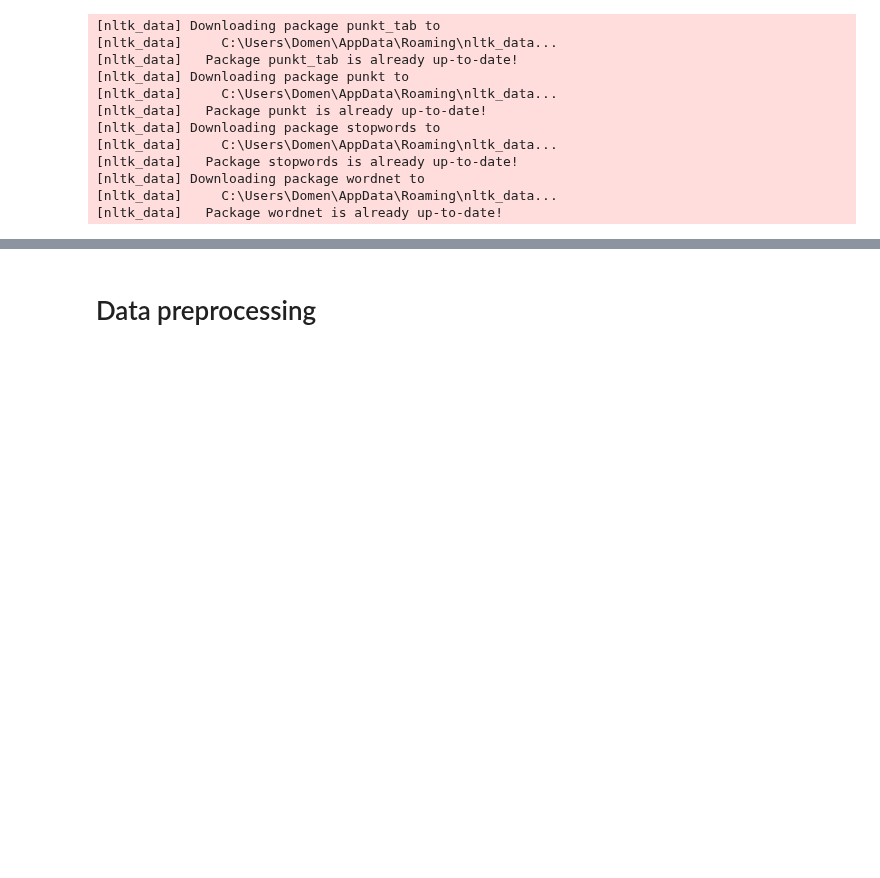
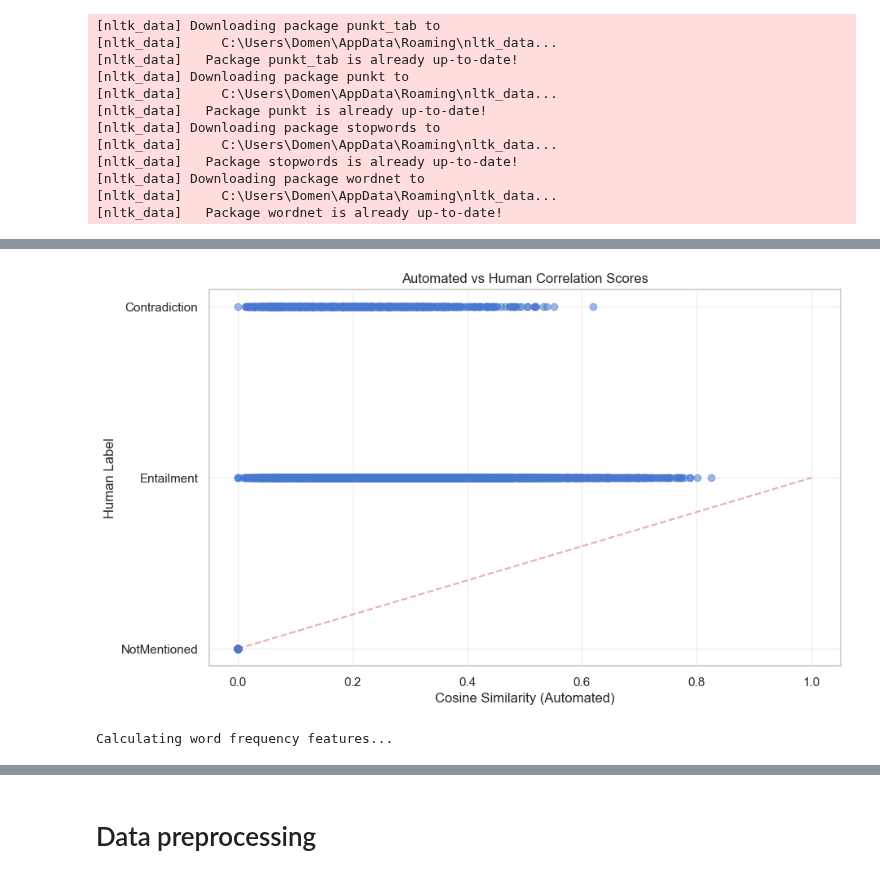
Before and after one commit to IS-NLP/SkupnoAng, a Jupyter notebook: preprocess.ipynb, the cells around one changed output, grey strips where cells are left out. Drawn from its saved outputs; the diff is of its cells as text; code cells hidden in the pictures; blank space fills up the shorter version.

```diff
--- a/preprocess.ipynb
+++ b/preprocess.ipynb
@@ -56,0 +152,25 @@ def pretty_print_report_dict(report):
+# %%
+from sklearn.feature_extraction.text import TfidfVectorizer
+from sklearn.metrics.pairwise import cosine_similarity
+
+# Calculate similarity between sentences
+vectorizer = TfidfVectorizer()
+s1_vectors = vectorizer.fit_transform(df['hypothesis'])
+s2_vectors = vectorizer.transform(df['premise'])
+
+similarities = []
+for i in range(len(df)):
+    sim = cosine_similarity(s1_vectors[i], s2_vectors[i])[0][0]
+    similarities.append(sim)
+
+# Plot predicted vs actual similarity
+plt.figure(figsize=(10, 6))
+plt.scatter(similarities, df['label'], alpha=0.5)
+plt.plot([0, 1], [0, 1], 'r--', alpha=0.5)  # Diagonal line for perfect correlation
+plt.xlabel('Cosine Similarity (Automated)')
+plt.ylabel('Human Label')
+plt.title('Automated vs Human Correlation Scores')
+plt.grid(True, alpha=0.3)
+plt.show()
+# %% [output]
+[figure, added]
@@ -56,0 +185,38 @@ def pretty_print_report_dict(report):
+# %%
+# Function to calculate word overlap and frequency differences
+def analyze_word_freq_differences(row):
+    # Tokenize and count words
+    hyp_words = str(row['hypothesis']).lower().split()
+    prem_words = str(row['premise']).lower().split()
+
+    hyp_counter = Counter(hyp_words)
+    prem_counter = Counter(prem_words)
+
+    # Calculate metrics
+    total_unique_words = len(set(hyp_words) | set(prem_words))
+    overlapping_words = len(set(hyp_words) & set(prem_words))
+
+    # Frequency ratio for common words
+    common_words = set(hyp_words) & set(prem_words)
+    freq_ratios = []
+    for word in common_words:
+        if prem_counter[word] > 0:
+            ratio = hyp_counter[word] / prem_counter[word]
+            freq_ratios.append(min(ratio, 10))  # Cap extreme values
+
+    return pd.Series({
+        'hyp_word_count': len(hyp_words),
+        'prem_word_count': len(prem_words),
+        'word_count_diff': len(hyp_words) - len(prem_words),
+        'unique_words_total': total_unique_words,
+        'overlap_ratio': overlapping_words / total_unique_words if total_unique_words > 0 else 0,
+        'avg_freq_ratio': np.mean(freq_ratios) if freq_ratios else 0,
+        'freq_ratio_std': np.std(freq_ratios) if freq_ratios else 0
+    })
+
+# Calculate features
+print("Calculating word frequency features...")
+freq_features = train_data.apply(analyze_word_freq_differences, axis=1)
+train_data_enhanced = pd.concat([train_data, freq_features], axis=1)
+# %% [output]
+Calculating word frequency features...
```
Also changed, not shown: parts of 51 cells of this notebook, 2 other files.
